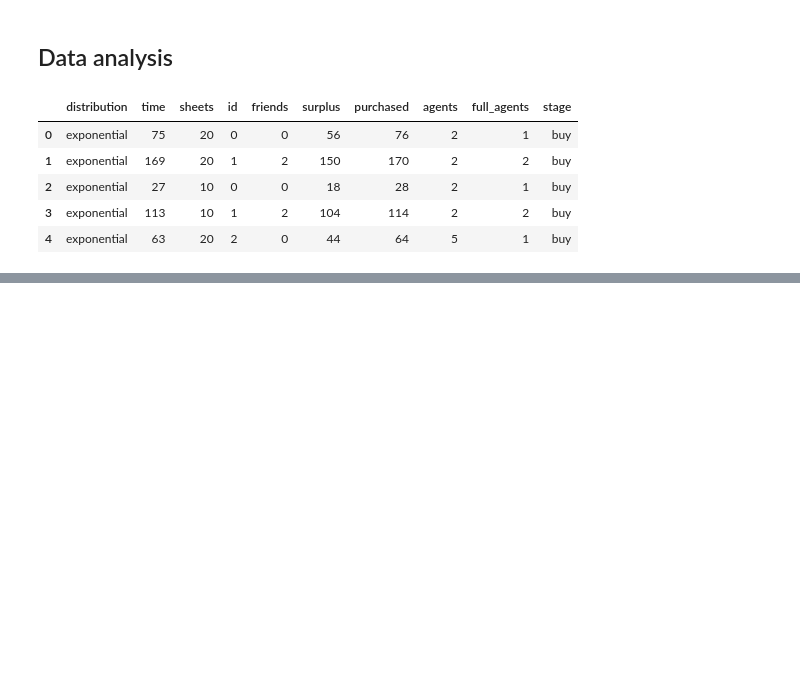
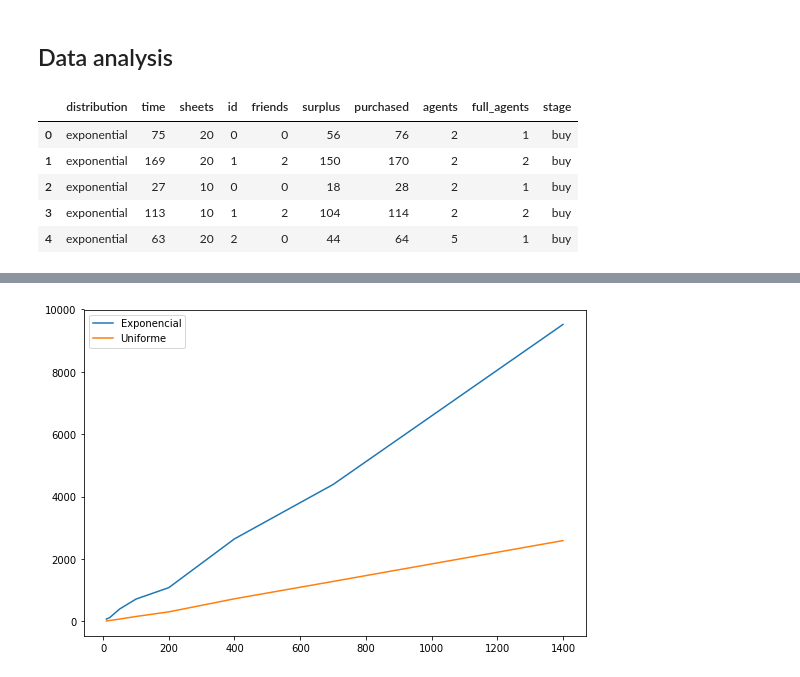
Before and after one commit to fstovarr/stochastic-models, a Jupyter notebook: exams/second/GlueSheetsProblem/analysis_results.ipynb, the cells around one changed output, grey strips where cells are left out. Saved outputs shown, nothing was run; the diff lists cells and outputs as text; code cells hidden in the pictures; blank space fills up the shorter version.

```diff
--- a/exams/second/GlueSheetsProblem/analysis_results.ipynb
+++ b/exams/second/GlueSheetsProblem/analysis_results.ipynb
@@ -119,0 +226,17 @@ final
+# %%
+agents = [50]
+figs, axs = plt.subplots(1, 1, figsize=(9,6))
+_uni = uni.reset_index()
+_exp = exp.reset_index()
+
+for (i, agent) in enumerate(agents):
+    _uni_p = _uni[_uni["agents"] == agent]
+    _uni_p = _uni_p[["sheets", "purchased"]].groupby("sheets").mean()
+    _exp_p = _exp[_exp["agents"] == agent]
+    _exp_p = _exp_p[["sheets", "purchased"]].groupby("sheets").mean()
+
+    axs.plot(_exp_p.index, _exp_p["purchased"], label="Exponencial")
+    axs.plot(_uni_p.index, _uni_p["purchased"], label="Uniforme")
+    axs.legend()
+# %% [output]
+[figure, added]
```
Also changed, not shown: parts of 8 cells of this notebook, 3 other files.
